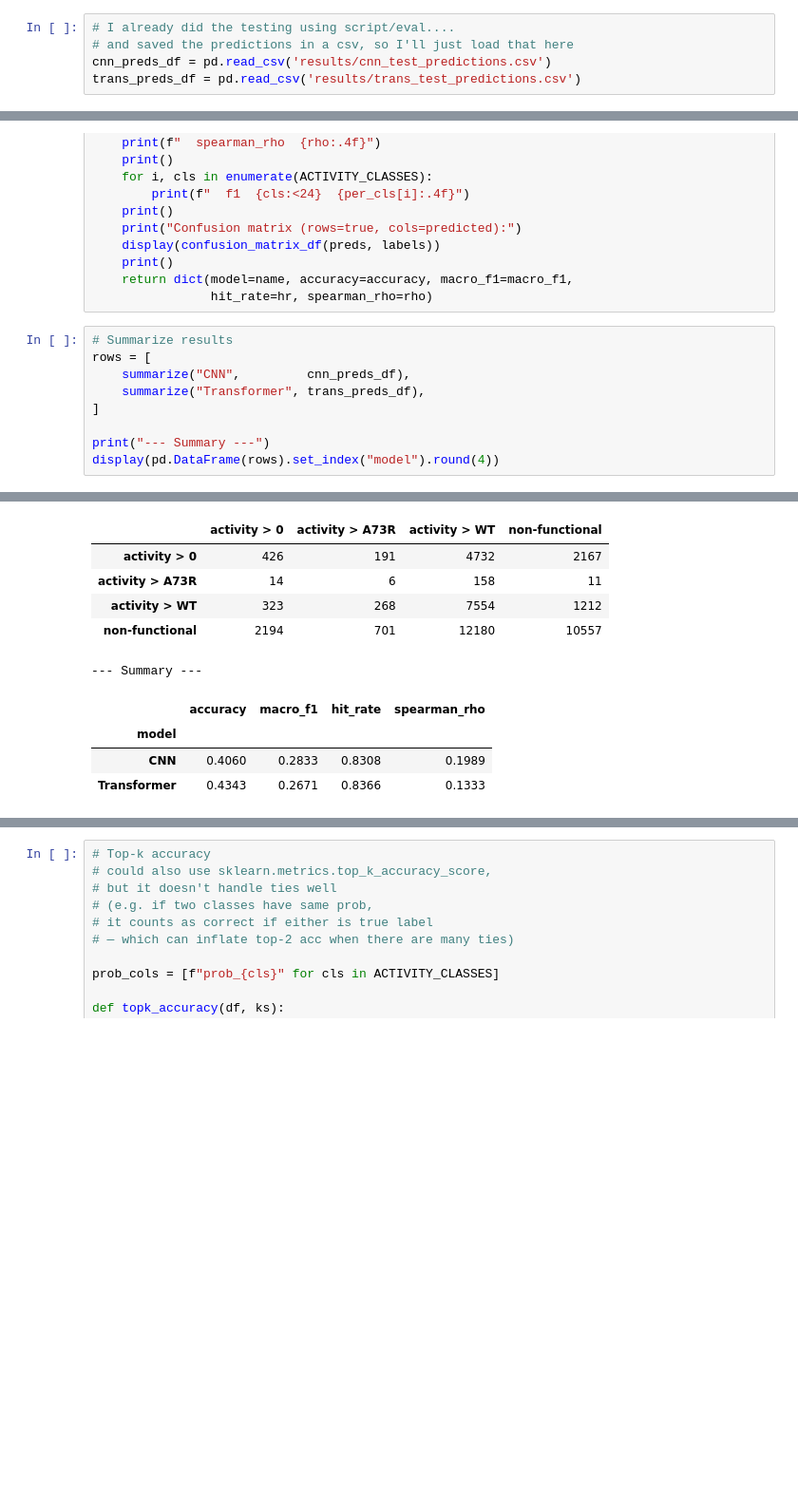
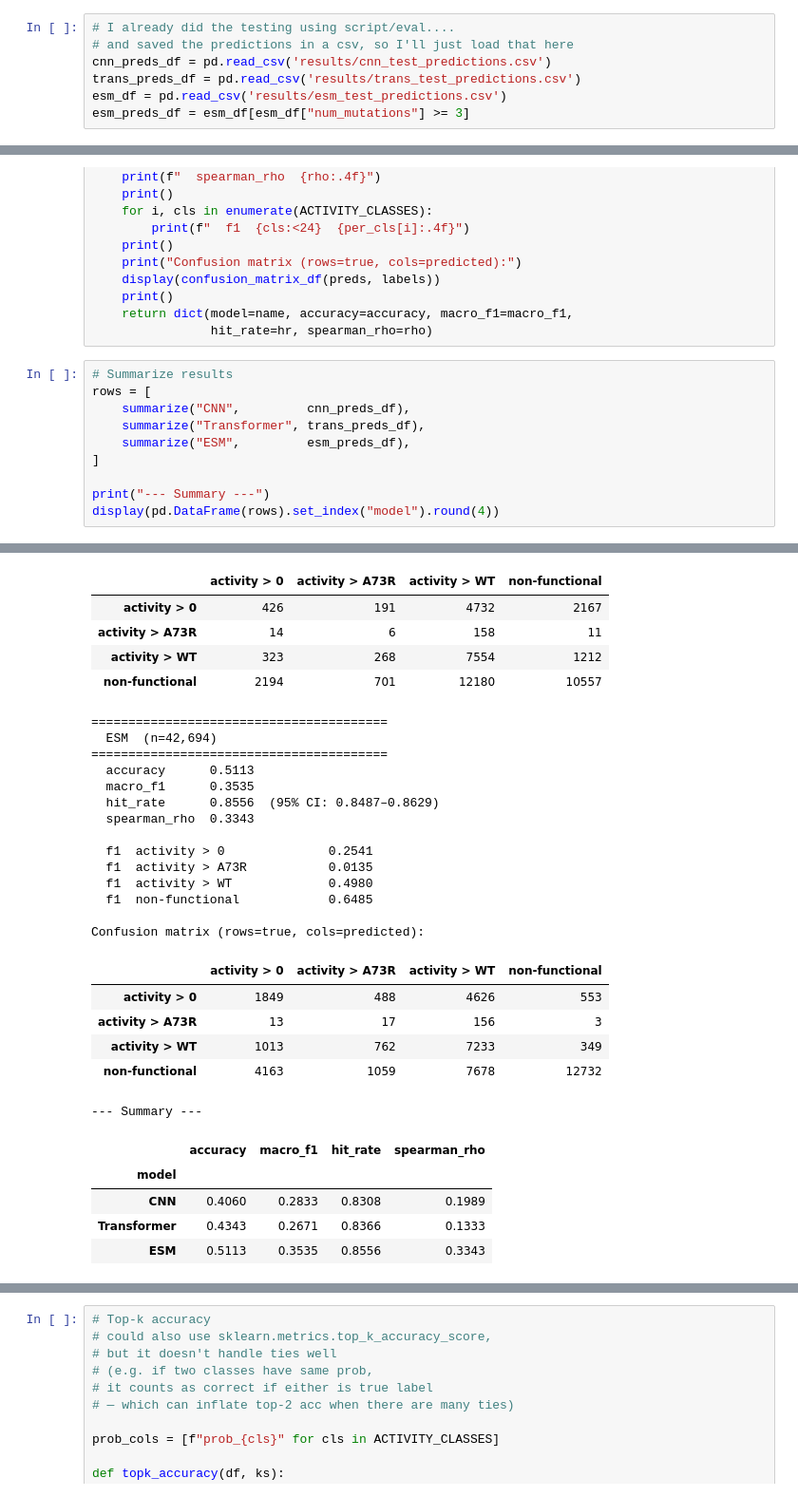
Before and after one commit to zahmiriajoh/AwasthiJohnson_10.C51, a Jupyter notebook: notebooks/02_model_comparison.ipynb, the cells around one changed output, grey strips where cells are left out. Shown at 95% size. Saved outputs shown, nothing was run; the diff lists cells and outputs as text; blank space fills up the shorter version.

```diff
--- a/notebooks/02_model_comparison.ipynb
+++ b/notebooks/02_model_comparison.ipynb
@@ -44,3 +69,5 @@ os.chdir('/Users/zahmiriajohnson/repo/AwasthiJohnson_10.C51')
 # and saved the predictions in a csv, so I'll just load that here
 cnn_preds_df = pd.read_csv('results/cnn_test_predictions.csv')
 trans_preds_df = pd.read_csv('results/trans_test_predictions.csv')
+esm_df = pd.read_csv('results/esm_test_predictions.csv')
+esm_preds_df = esm_df[esm_df["num_mutations"] >= 3]
@@ -81,6 +110,7 @@ def summarize(name, df):
 rows = [
     summarize("CNN",         cnn_preds_df),
     summarize("Transformer", trans_preds_df),
+    summarize("ESM",         esm_preds_df),
 ]
 
 print("--- Summary ---")
@@ -97,35 +127,55 @@ display(pd.DataFrame(rows).set_index("model").round(4))
   f1  activity > 0              0.2511
   f1  activity > A73R           0.0000
   f1  activity > WT             0.4364
   f1  non-functional            0.4457
 
 Confusion matrix (rows=true, cols=predicted):
 |  | activity > 0 | activity > A73R | activity > WT | non-functional |
 | activity > 0 | 1917 | 0 | 4834 | 765 |
 | activity > A73R | 21 | 0 | 166 | 2 |
 | activity > WT | 1301 | 0 | 7765 | 291 |
 | non-functional | 4513 | 0 | 13466 | 7653 |
 ========================================
   Transformer  (n=42,694)
 ========================================
   accuracy      0.4343
   macro_f1      0.2671
   hit_rate      0.8366  (95% CI: 0.8288–0.8439)
   spearman_rho  0.1333
 
   f1  activity > 0              0.0814
   f1  activity > A73R           0.0089
   f1  activity > WT             0.4446
   f1  non-functional            0.5335
 
 Confusion matrix (rows=true, cols=predicted):
 |  | activity > 0 | activity > A73R | activity > WT | non-functional |
 | activity > 0 | 426 | 191 | 4732 | 2167 |
 | activity > A73R | 14 | 6 | 158 | 11 |
 | activity > WT | 323 | 268 | 7554 | 1212 |
 | non-functional | 2194 | 701 | 12180 | 10557 |
---- Summary ---
+========================================
+  ESM  (n=42,694)
+========================================
+  accuracy      0.5113
+  macro_f1      0.3535
+  hit_rate      0.8556  (95% CI: 0.8487–0.8629)
+  spearman_rho  0.3343
+
+  f1  activity > 0              0.2541
+  f1  activity > A73R           0.0135
+  f1  activity > WT             0.4980
+  f1  non-functional            0.6485
+
+Confusion matrix (rows=true, cols=predicted):
-|  | accuracy | macro_f1 | hit_rate | spearman_rho |
-| model |  |  |  |  |
-| CNN | 0.4060 | 0.2833 | 0.8308 | 0.1989 |
-| Transformer | 0.4343 | 0.2671 | 0.8366 | 0.1333 |
+|  | activity > 0 | activity > A73R | activity > WT | non-functional |
+| activity > 0 | 1849 | 488 | 4626 | 553 |
+| activity > A73R | 13 | 17 | 156 | 3 |
+| activity > WT | 1013 | 762 | 7233 | 349 |
+| non-functional | 4163 | 1059 | 7678 | 12732 |
+--- Summary ---
+|  | accuracy | macro_f1 | hit_rate | spearman_rho |
+| model |  |  |  |  |
+| CNN | 0.4060 | 0.2833 | 0.8308 | 0.1989 |
+| Transformer | 0.4343 | 0.2671 | 0.8366 | 0.1333 |
+| ESM | 0.5113 | 0.3535 | 0.8556 | 0.3343 |
```
Also changed, not shown: parts of 33 cells of this notebook, 1 other file.
